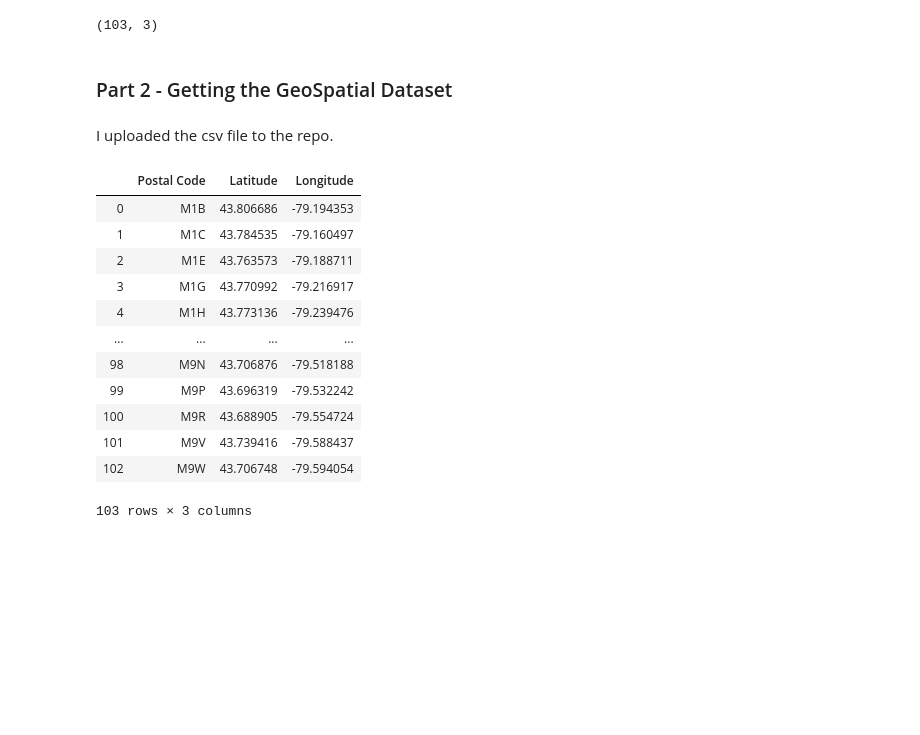
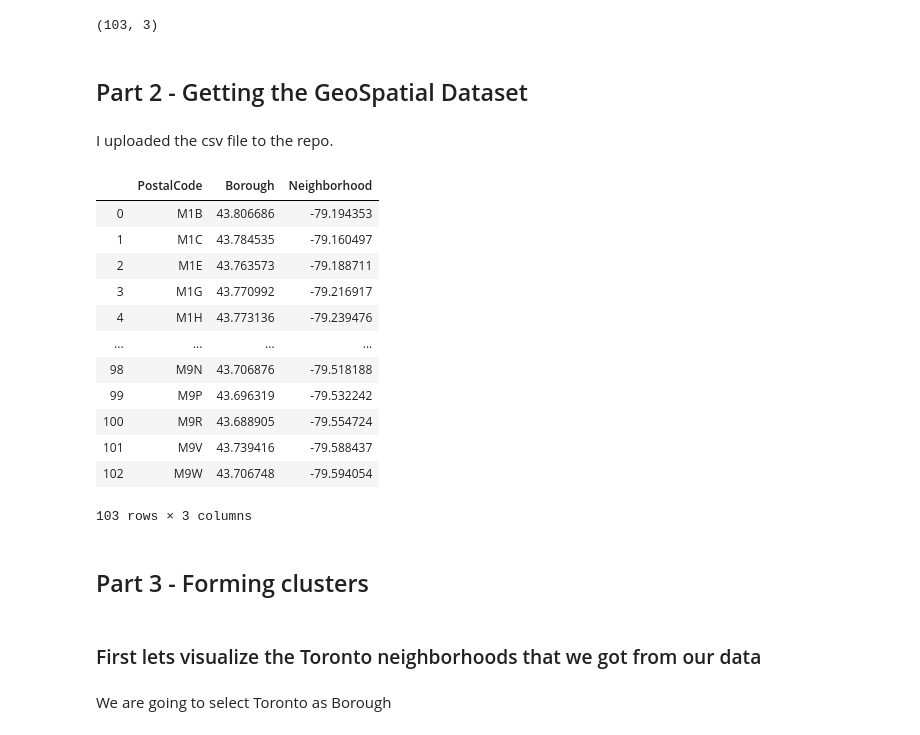
Before and after one commit to golmosor/coursera_capstone, a Jupyter notebook: capstone_week_3.ipynb, the cells around one changed output. Cells and saved outputs as stored; diff of their text form; code cells hidden in the pictures; blank space fills up the shorter version.

Commit message:
part 3 clusters

```diff
--- a/capstone_week_3.ipynb
+++ b/capstone_week_3.ipynb
@@ -121,14 +121,15 @@ new_data.shape
 # %% [output]
 (103, 3)
 # %% [markdown]
-### Part 2 - Getting the GeoSpatial Dataset
+## Part 2 - Getting the GeoSpatial Dataset
 # %% [markdown]
 I uploaded the csv file to the repo.
 # %%
 geo_data = pd.read_csv('Geospatial_Coordinates.csv')
+geo_data.columns = columns
 geo_data
 # %% [output]
-|  | Postal Code | Latitude | Longitude |
+|  | PostalCode | Borough | Neighborhood |
 | 0 | M1B | 43.806686 | -79.194353 |
 | 1 | M1C | 43.784535 | -79.160497 |
 | 2 | M1E | 43.763573 | -79.188711 |
@@ -141,3 +142,9 @@ geo_data
 | 101 | M9V | 43.739416 | -79.588437 |
 | 102 | M9W | 43.706748 | -79.594054 |
 103 rows × 3 columns
+# %% [markdown]
+## Part 3 - Forming clusters
+# %% [markdown]
+### First lets visualize the Toronto neighborhoods that we got from our data
+# %% [markdown]
+We are going to select Toronto as Borough
```
Also changed, not shown: parts of 53 cells of this notebook.
